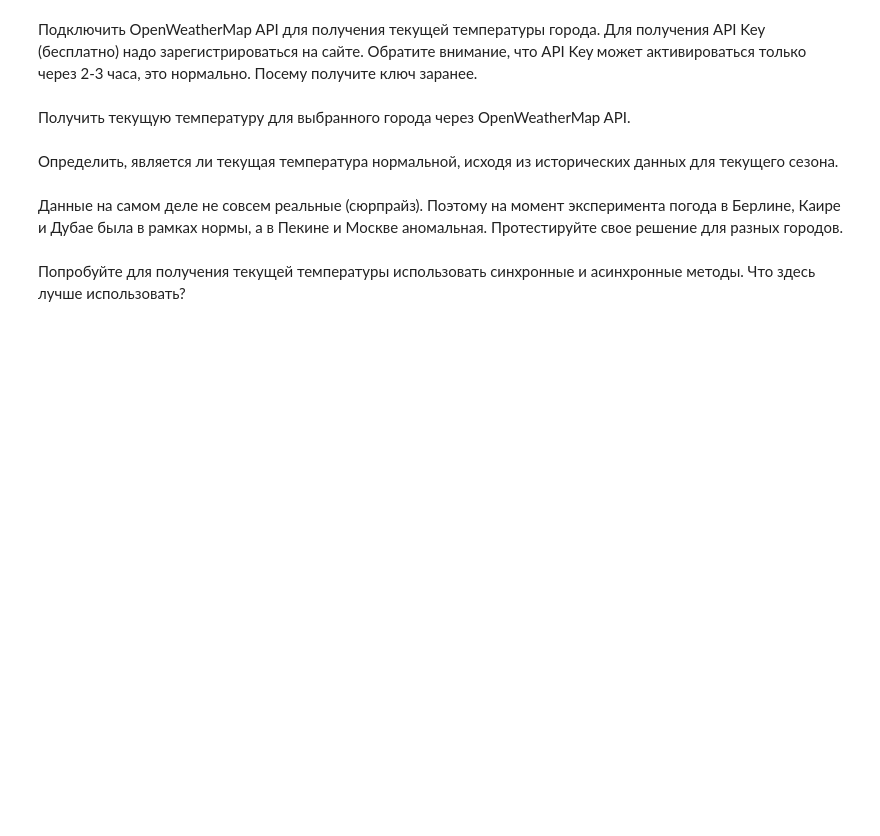
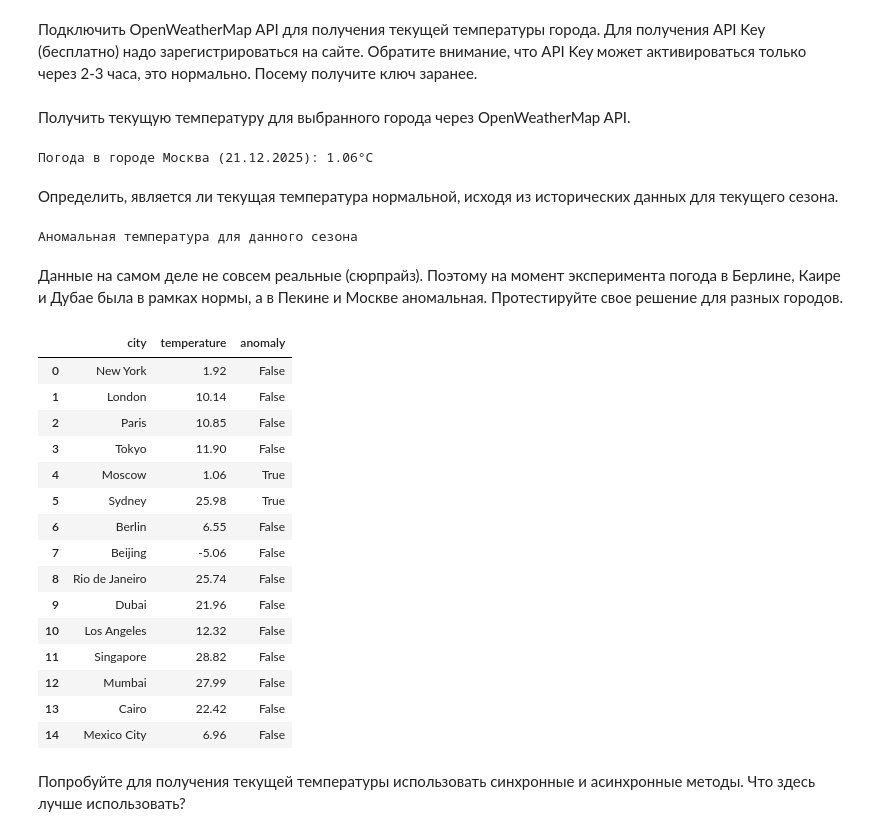
Before and after one commit to maleksjuk/hse-ai25-python, a Jupyter notebook: project1/project1.ipynb, the cells around one changed output. Cells and saved outputs as stored; diff of their text form; code cells hidden in the pictures; blank space fills up the shorter version.

```diff
--- a/project1/project1.ipynb
+++ b/project1/project1.ipynb
@@ -216,14 +250,56 @@ else:
+# %%
+city = "Москва"
+current_temperature = get_weather(city)
+print(f"Погода в городе {city} ({dt.strftime(dt.now(), '%d.%m.%Y')}): {current_temperature}°C")
+# %% [output]
+Погода в городе Москва (21.12.2025): 1.06°C
 # %% [markdown]
 Определить, является ли текущая температура нормальной, исходя из исторических данных для текущего сезона.
 # %%
-current_city = 'Moscow'
-current_season = 'winter'
-
-current_stats = season_stats[(season_stats['city'] == current_city) & (season_stats['season'] == current_season)]
-is_norm_temp = current_stats['border_left'].iloc[0] < current_temperature < current_stats['border_right'].iloc[0]
-print(f'{"Нормальная" if is_norm_temp else "Аномальная"} температура для данного сезона')
+def is_regular_temperature(current_temperature, current_city, current_season):
+    current_stats = season_stats[(season_stats['city'] == current_city) & (season_stats['season'] == current_season)]
+    is_norm_temp = current_stats['border_left'].iloc[0] < current_temperature < current_stats['border_right'].iloc[0]
+    return is_norm_temp
+# %%
+current_city = 'Moscow'
+current_season = 'winter'
+
+is_regular = is_regular_temperature(current_temperature, current_city, current_season)
+print(f'{"Нормальная" if is_regular else "Аномальная"} температура для данного сезона')
+# %% [output]
+Аномальная температура для данного сезона
 # %% [markdown]
 Данные на самом деле не совсем реальные (сюрпрайз). Поэтому на момент эксперимента погода в Берлине, Каире и Дубае была в рамках нормы, а в Пекине и Москве аномальная. Протестируйте свое решение для разных городов.
+# %%
+city_results = []
+
+for city in data['city'].unique():
+    temp = get_weather(city)
+    if temp is not None:
+        is_regular = is_regular_temperature(temp, city, current_season)
+        city_results.append({
+            'city': city,
+            'temperature': temp,
+            'anomaly': not is_regular
+        })
+pd.DataFrame(city_results)
+# %% [output]
+|  | city | temperature | anomaly |
+| 0 | New York | 1.92 | False |
+| 1 | London | 10.14 | False |
+| 2 | Paris | 10.85 | False |
+| 3 | Tokyo | 11.90 | False |
+| 4 | Moscow | 1.06 | True |
+| 5 | Sydney | 25.98 | True |
+| 6 | Berlin | 6.55 | False |
+| 7 | Beijing | -5.06 | False |
+| 8 | Rio de Janeiro | 25.74 | False |
+| 9 | Dubai | 21.96 | False |
+| 10 | Los Angeles | 12.32 | False |
+| 11 | Singapore | 28.82 | False |
+| 12 | Mumbai | 27.99 | False |
+| 13 | Cairo | 22.42 | False |
+| 14 | Mexico City | 6.96 | False |
 # %% [markdown]
 Попробуйте для получения текущей температуры использовать синхронные и асинхронные методы. Что здесь лучше использовать?
 # %% [markdown]
```
Also changed, not shown: parts of 7 cells of this notebook, 1 other file.
